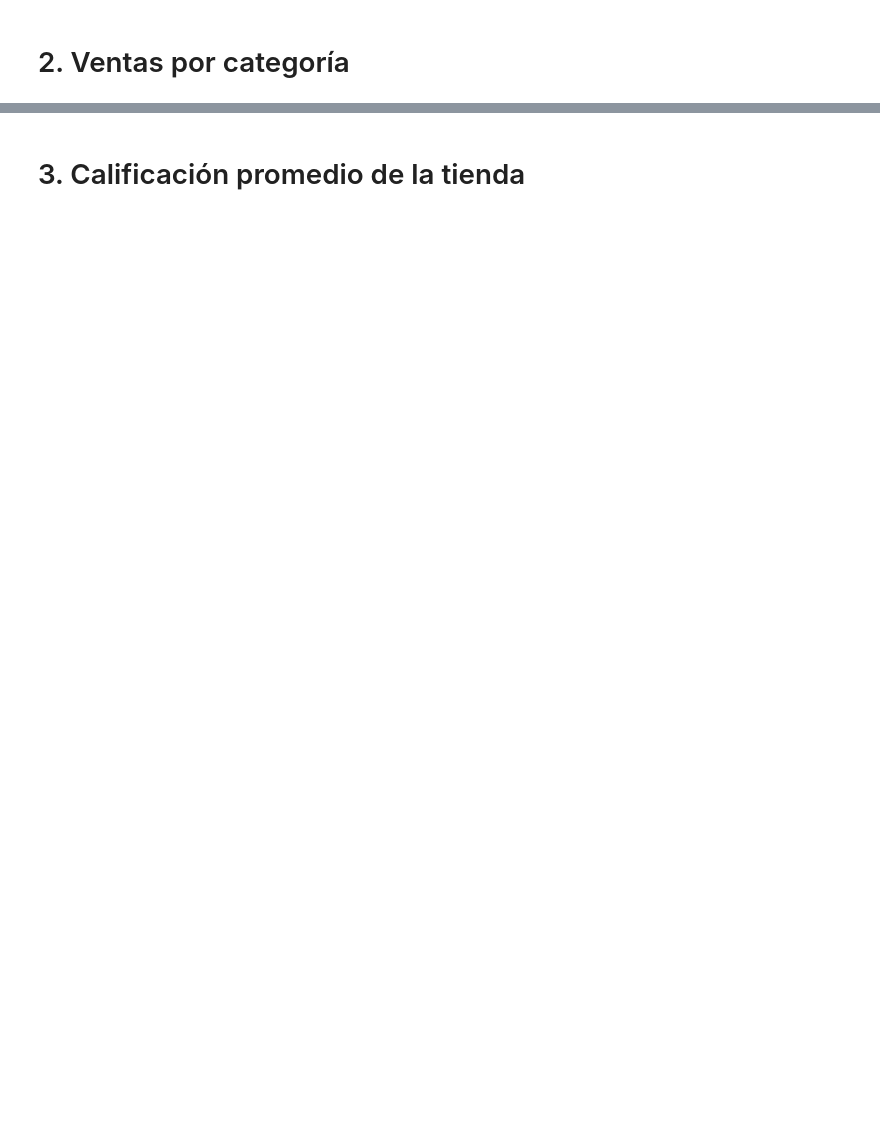
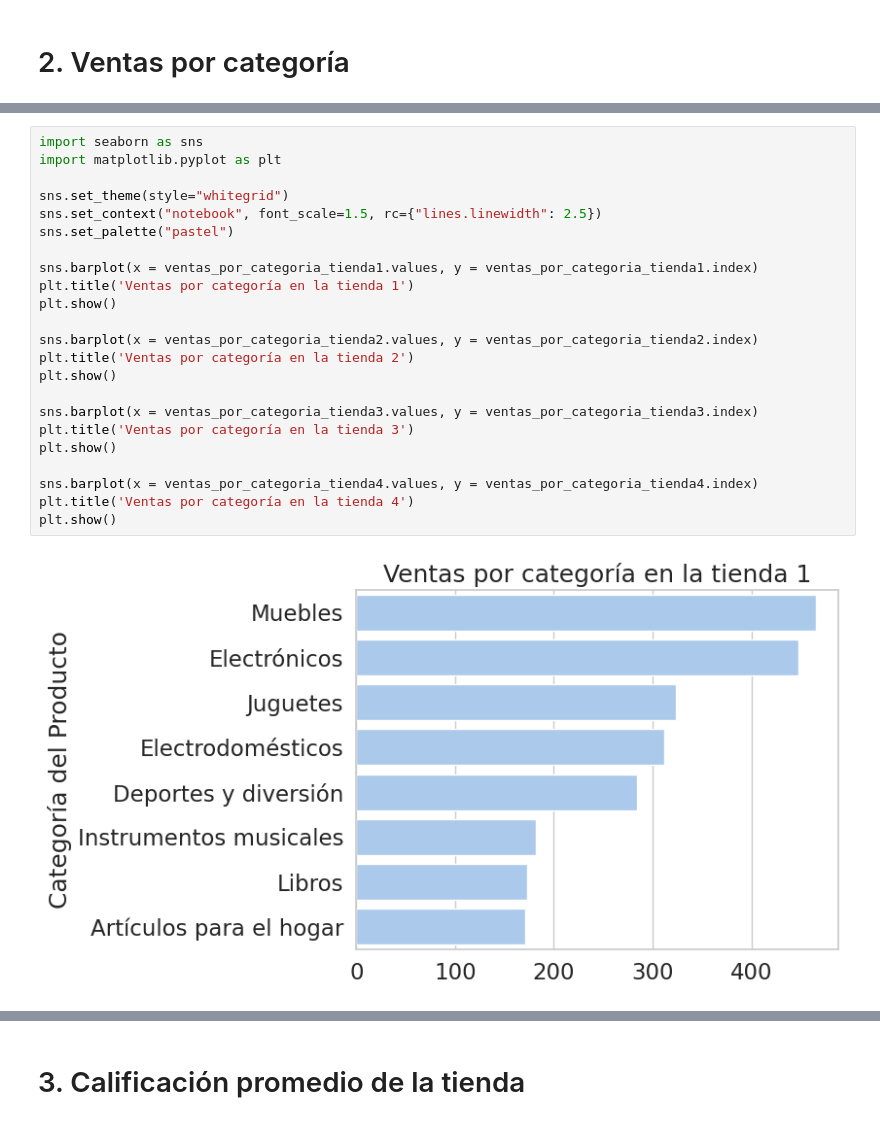
Before and after one commit to Karl-Sancho/challenge1-data-science-latam, a Jupyter notebook: AluraStoreLatam.ipynb, the cells around one changed output, grey strips where cells are left out. Saved outputs shown, nothing was run; the diff lists cells and outputs as text; blank space fills up the shorter version.

```diff
--- a/AluraStoreLatam.ipynb
+++ b/AluraStoreLatam.ipynb
@@ -113,0 +107,25 @@ ValueError: All arrays must be of the same length
+# %%
+import seaborn as sns
+import matplotlib.pyplot as plt
+
+sns.set_theme(style="whitegrid")
+sns.set_context("notebook", font_scale=1.5, rc={"lines.linewidth": 2.5})
+sns.set_palette("pastel")
+
+sns.barplot(x = ventas_por_categoria_tienda1.values, y = ventas_por_categoria_tienda1.index)
+plt.title('Ventas por categoría en la tienda 1')
+plt.show()
+
+sns.barplot(x = ventas_por_categoria_tienda2.values, y = ventas_por_categoria_tienda2.index)
+plt.title('Ventas por categoría en la tienda 2')
+plt.show()
+
+sns.barplot(x = ventas_por_categoria_tienda3.values, y = ventas_por_categoria_tienda3.index)
+plt.title('Ventas por categoría en la tienda 3')
+plt.show()
+
+sns.barplot(x = ventas_por_categoria_tienda4.values, y = ventas_por_categoria_tienda4.index)
+plt.title('Ventas por categoría en la tienda 4')
+plt.show()
+# %% [output]
+[figure, added]
```
Also changed, not shown: parts of 10 cells of this notebook.
